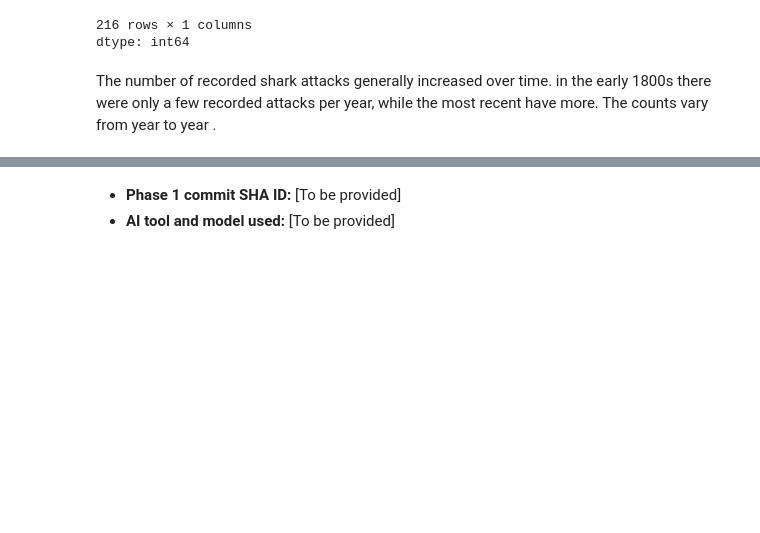
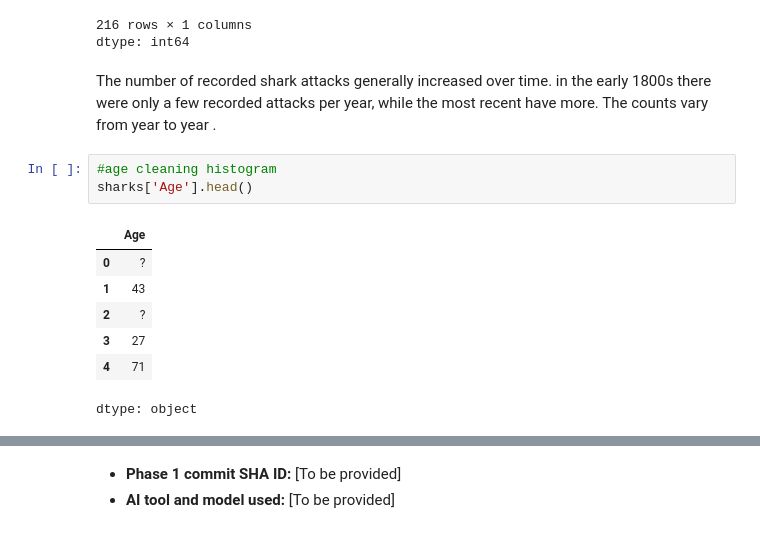
Before and after one commit to raffaellaalpaca-ai/A01-data-wrangling, a Jupyter notebook: notebook.ipynb, the cells around one changed output, grey strips where cells are left out. Saved outputs shown, nothing was run; the diff lists cells and outputs as text; blank space fills up the shorter version.

```diff
--- a/notebook.ipynb
+++ b/notebook.ipynb
@@ -307,3 +307,14 @@ sharks['Year'].value_counts().sort_index()
 dtype: int64
 # %% [markdown]
 The number of recorded shark attacks generally increased over time. in the early 1800s there were only a few recorded attacks per year, while the most recent have more. The counts vary from year to year .
+# %%
+#age cleaning histogram
+sharks['Age'].head()
+# %% [output]
+|  | Age |
+| 0 | ? |
+| 1 | 43 |
+| 2 | ? |
+| 3 | 27 |
+| 4 | 71 |
+dtype: object
```
Also changed, not shown: parts of 7 cells of this notebook.
